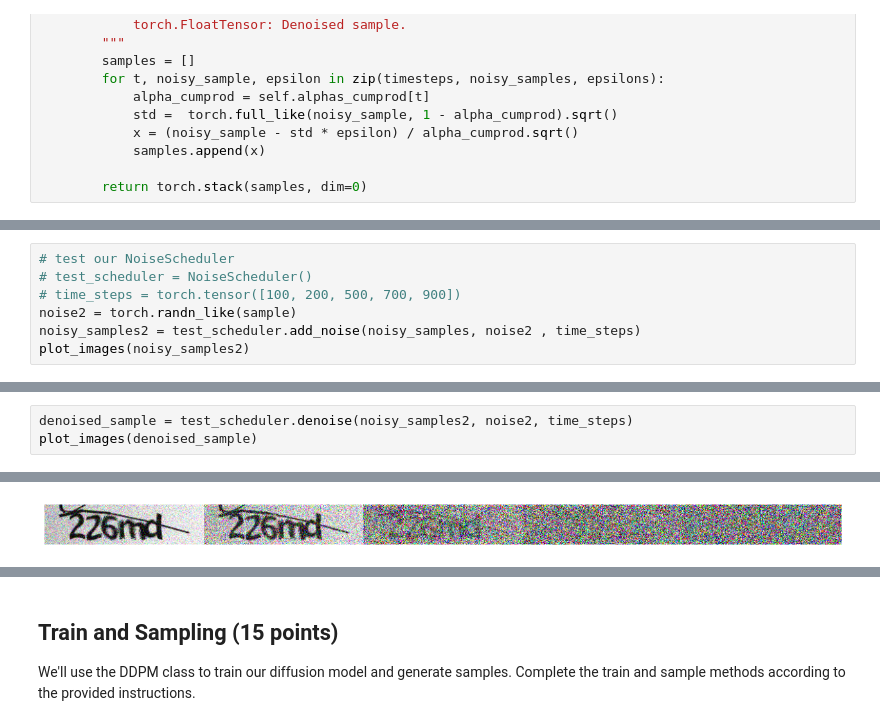
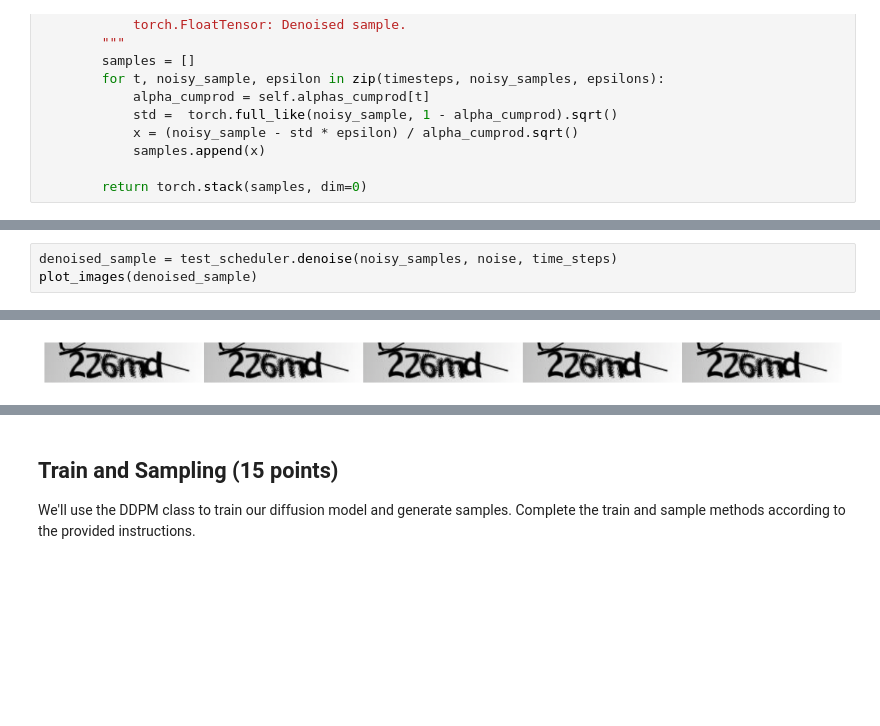
Before and after one commit to MehdiJmlkh/Deep-Learning-Course-Homeworks-S2024, a Jupyter notebook: HW4/DDPM.ipynb, the cells around one changed output, grey strips where cells are left out. Drawn from its saved outputs; the diff is of its cells as text; blank space fills up the shorter version.

```diff
--- a/HW4/DDPM.ipynb
+++ b/HW4/DDPM.ipynb
@@ -1046,8 +1046 @@ WARNING:matplotlib.image:Clipping input data to the valid range for imshow with
 [figure]
-# %%
-# test our NoiseScheduler
-# test_scheduler = NoiseScheduler()
-# time_steps = torch.tensor([100, 200, 500, 700, 900])
-noise2 = torch.randn_like(sample)
-noisy_samples2 = test_scheduler.add_noise(noisy_samples, noise2 , time_steps)
-plot_images(noisy_samples2)
@@ -1057,4 +1047,4 @@ WARNING:matplotlib.image:Clipping input data to the valid range for imshow with
 # %%
-denoised_sample = test_scheduler.denoise(noisy_samples2, noise2, time_steps)
+denoised_sample = test_scheduler.denoise(noisy_samples, noise, time_steps)
 plot_images(denoised_sample)
 # %% [output]
@@ -1062 +1052 @@ WARNING:matplotlib.image:Clipping input data to the valid range for imshow with
-[figure, old version]
+[figure, new version]
```
Also changed, not shown: parts of 11 cells of this notebook.
